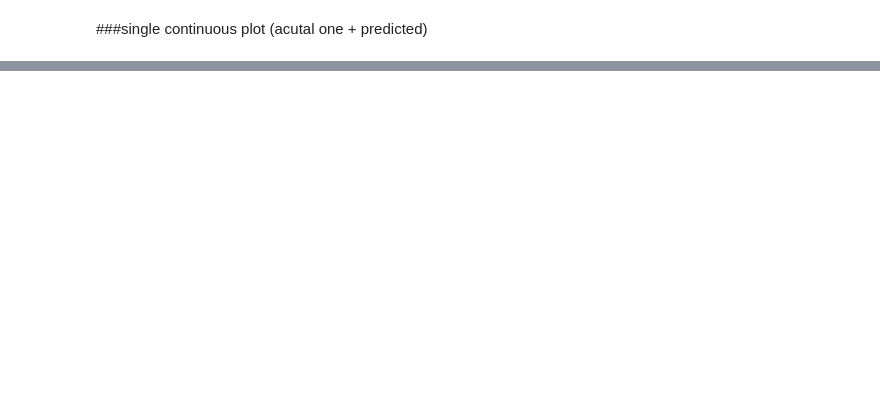
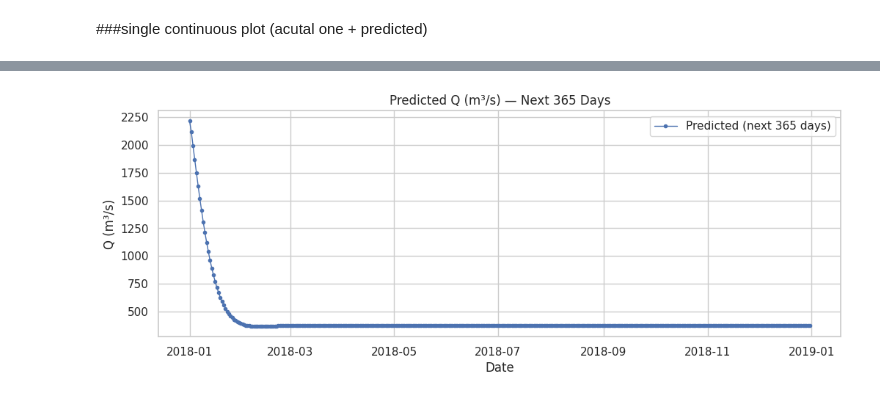
Before and after one commit to GVSU-CIS635/projects-outliers, a Jupyter notebook: LSTM_model.ipynb, the cells around one changed output, grey strips where cells are left out. Saved outputs shown, nothing was run; the diff lists cells and outputs as text; code cells hidden in the pictures; blank space fills up the shorter version.

```diff
--- a/LSTM_model.ipynb
+++ b/LSTM_model.ipynb
@@ -308,0 +348,8 @@ plt.show()
+# %%
+last_seq = series_scaled[-SEQ_LEN:].reshape(-1)
+# %%
+days_to_predict = 365
+future_scaled = forecast_future(model, last_seq, days_to_predict)
+# %%
+future = scaler.inverse_transform(future_scaled)    # (365,1)
+future_flat = future.flatten()
@@ -308,0 +372,15 @@ plt.show()
+# %%
+last_date = series.index[-1]
+future_dates = pd.date_range(start=last_date + pd.Timedelta(days=1), periods=days_to_predict, freq='D')
+future_series = pd.Series(future_flat, index=future_dates)
+# %%
+plt.figure(figsize=(12,4))
+plt.plot(future_dates, future_flat, label='Predicted (next 365 days)', marker='o', markersize=3, linewidth=1)
+plt.title("Predicted Q (m³/s) — Next 365 Days")
+plt.xlabel("Date")
+plt.ylabel("Q (m³/s)")
+plt.legend()
+plt.grid(True)
+plt.show()
+# %% [output]
+[figure, added]
```
Also changed, not shown: parts of 13 cells of this notebook.
